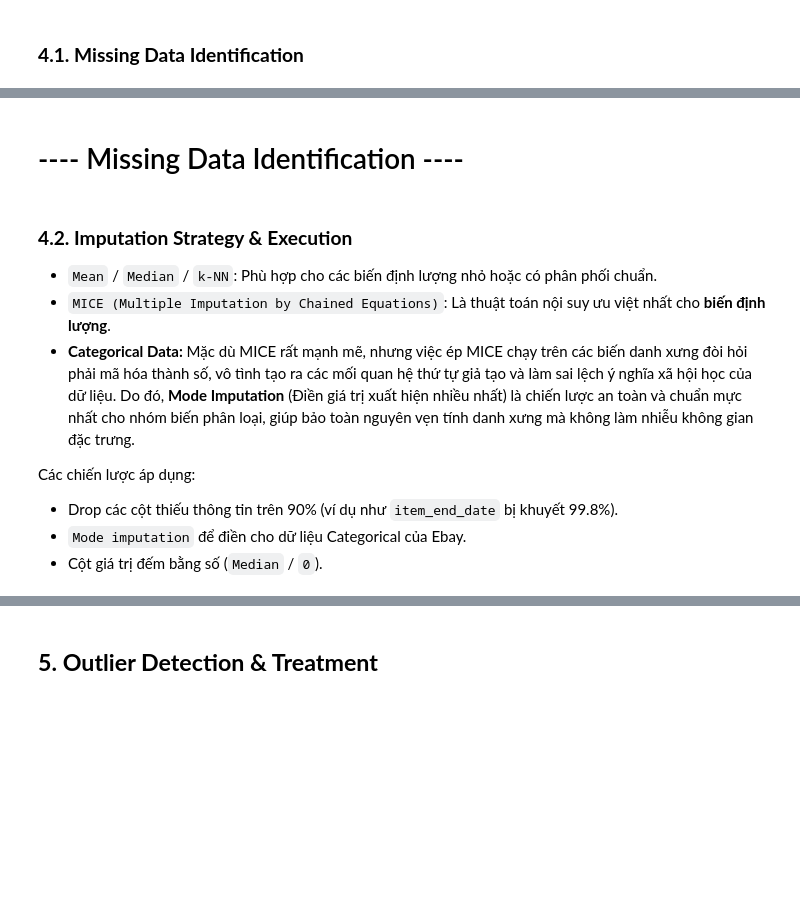
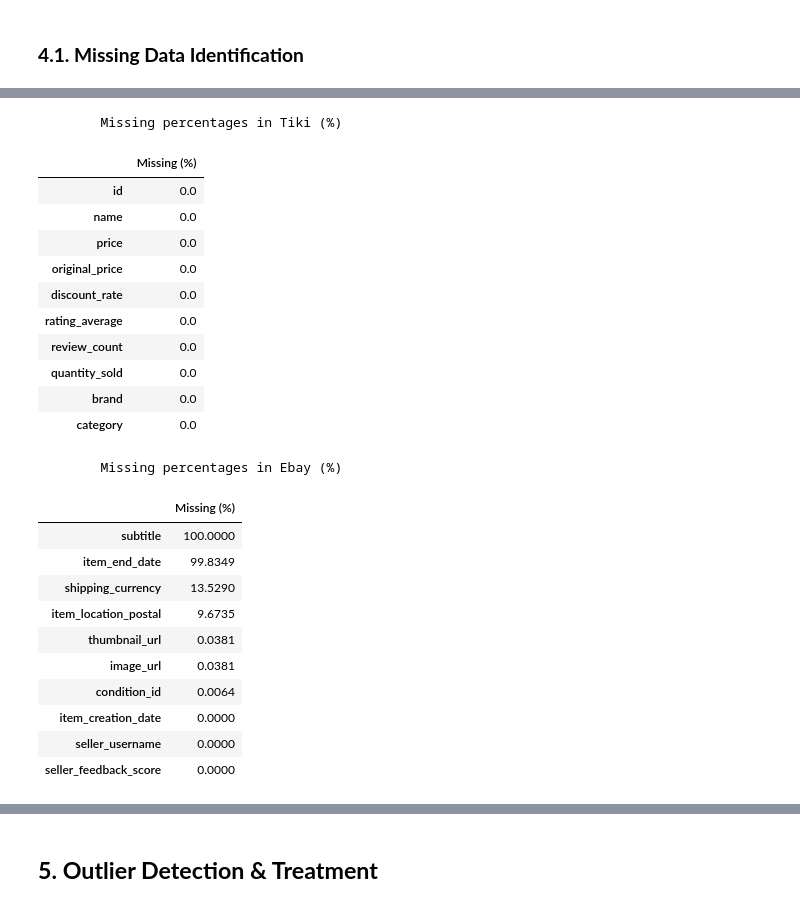
Before and after one commit to HuynhDucThinh/DV_Lab1, a Jupyter notebook: notebooks/02_data_preprocessing.ipynb, the cells around one changed output, grey strips where cells are left out. Cells and saved outputs as stored; diff of their text form; code cells hidden in the pictures; blank space fills up the shorter version.

Commit message:
Handling Missing Values

```diff
--- a/notebooks/02_data_preprocessing.ipynb
+++ b/notebooks/02_data_preprocessing.ipynb
@@ -189,2 +190,0 @@ Tính toán tỷ lệ missing values cho từng cột (dùng bảng hoặc biể
-# %% [markdown]
-# ---- Missing Data Identification ----
@@ -196,11 +190,0 @@ print((df_ebay.isnull().sum() / len(df_ebay) * 100).sort_values(ascending=False)
-# %% [markdown]
-### **4.2. Imputation Strategy & Execution**
-
-* `Mean` / `Median` / `k-NN`: Phù hợp cho các biến định lượng nhỏ hoặc có phân phối chuẩn.
-* `MICE (Multiple Imputation by Chained Equations)`: Là thuật toán nội suy ưu việt nhất cho **biến định lượng**.
-* **Categorical Data:** Mặc dù MICE rất mạnh mẽ, nhưng việc ép MICE chạy trên các biến danh xưng đòi hỏi phải mã hóa thành số, vô tình tạo ra các mối quan hệ thứ tự giả tạo và làm sai lệch ý nghĩa xã hội học của dữ liệu. Do đó, **Mode Imputation** (Điền giá trị xuất hiện nhiều nhất) là chiến lược an toàn và chuẩn mực nhất cho nhóm biến phân loại, giúp bảo toàn nguyên vẹn tính danh xưng mà không làm nhiễu không gian đặc trưng.
-
-Các chiến lược áp dụng:
-- Drop các cột thiếu thông tin trên 90% (ví dụ như `item_end_date` bị khuyết 99.8%).
-- `Mode imputation` để điền cho dữ liệu Categorical của Ebay.
-- Cột giá trị đếm bằng số (`Median` / `0`).
@@ -240,0 +191,41 @@ if 'seller_feedback_percent' in df_ebay.columns:
+# %%
+def calculate_missing_percentages(df: pd.DataFrame, dataset_name: str):
+    """
+    Calculate and display the percentage of missing values for each column.
+    Filters out columns with 0% missing values for a cleaner output.
+    """
+    missing_percent = (df.isnull().sum() / len(df) * 100).sort_values(ascending=False)
+
+    print(f"\tMissing percentages in {dataset_name} (%)")
+    # Display all for Tiki to show completeness, but filter > 0 for Ebay if preferred.
+    display(pd.DataFrame(missing_percent, columns=['Missing (%)']).round(4).head(10))
+# %%
+calculate_missing_percentages(df_tiki, "Tiki")
+# %% [output]
+        Missing percentages in Tiki (%)
+|  | Missing (%) |
+| id | 0.0 |
+| name | 0.0 |
+| price | 0.0 |
+| original_price | 0.0 |
+| discount_rate | 0.0 |
+| rating_average | 0.0 |
+| review_count | 0.0 |
+| quantity_sold | 0.0 |
+| brand | 0.0 |
+| category | 0.0 |
+# %%
+calculate_missing_percentages(df_ebay, "Ebay")
+# %% [output]
+        Missing percentages in Ebay (%)
+|  | Missing (%) |
+| subtitle | 100.0000 |
+| item_end_date | 99.8349 |
+| shipping_currency | 13.5290 |
+| item_location_postal | 9.6735 |
+| thumbnail_url | 0.0381 |
+| image_url | 0.0381 |
+| condition_id | 0.0064 |
+| item_creation_date | 0.0000 |
+| seller_username | 0.0000 |
+| seller_feedback_score | 0.0000 |
```
Also changed, not shown: parts of 10 cells of this notebook, 1 other file.
